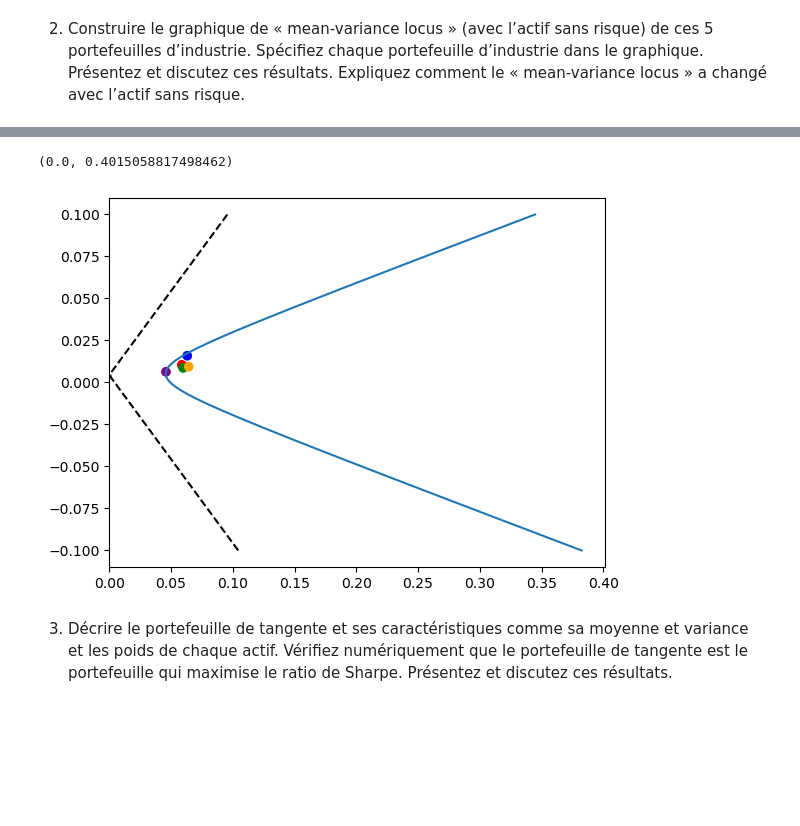
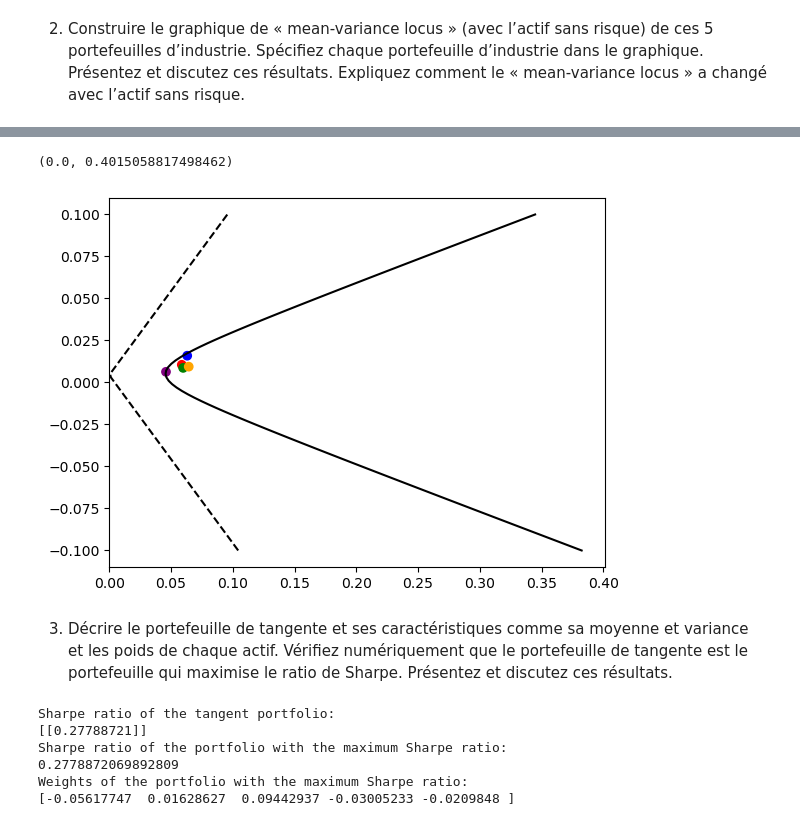
Before and after one commit to DominicPrenovost/TP1-Gestion-de-pf, a Jupyter notebook: Partie A.ipynb, the cells around one changed output, grey strips where cells are left out. Saved outputs shown, nothing was run; the diff lists cells and outputs as text; code cells hidden in the pictures; blank space fills up the shorter version.

```diff
--- a/Partie A.ipynb
+++ b/Partie A.ipynb
@@ -149,18 +136,49 @@ plt.xlim(0)
 # %%
 colors = ['red', 'green', 'blue', 'purple', 'orange']
 
 plt.plot(Z, target_ret, linestyle='--', color='black')
 
-plt.plot(sigma_v1, target_ret, linestyle='-')
+plt.plot(sigma_v1, target_ret, linestyle='-', c = 'black')
 plt.scatter(np.sqrt(variance), z_bar, c=colors)
 plt.xlim(0)
 # %% [output]
 (0.0, 0.4015058817498462)
-[figure, old version]
+[figure, new version]
 # %% [markdown]
 3) Décrire le portefeuille de tangente et ses caractéristiques comme sa moyenne et variance et
 les poids de chaque actif. Vérifiez numériquement que le portefeuille de tangente est le
 portefeuille qui maximise le ratio de Sharpe. Présentez et discutez ces résultats.
+# %%
+# Calculate the Sharpe ratio for the tangent portfolio
+sharpe_ratio_tangent = (rend_wt - rf) / std_wt
+
+# Calculate the Sharpe ratio for other portfolios
+sr = (target_ret - rf) / sigma_v2
+
+# Find the portfolio with the maximum Sharpe ratio
+max_sharpe_ratio = np.max(sr)
+
+# Find the index of the portfolio with the maximum Sharpe ratio
+max_sharpe_ratio_index = np.argmax(sr)
+
+# Print the Sharpe ratio for the tangent portfolio
+print("Sharpe ratio of the tangent portfolio:")
+print(sharpe_ratio_tangent)
+
+# Print the Sharpe ratio for the portfolio with the maximum Sharpe ratio
+print("Sharpe ratio of the portfolio with the maximum Sharpe ratio:")
+print(max_sharpe_ratio)
+
+# Print the index of the portfolio with the maximum Sharpe ratio
+print("Weights of the portfolio with the maximum Sharpe ratio:")
+print(weights_v2[max_sharpe_ratio_index])
+# %% [output]
+Sharpe ratio of the tangent portfolio:
+[[0.27788721]]
+Sharpe ratio of the portfolio with the maximum Sharpe ratio:
+0.2778872069892809
+Weights of the portfolio with the maximum Sharpe ratio:
+[-0.05617747  0.01628627  0.09442937 -0.03005233 -0.0209848 ]
 # %%
 colors = ['red', 'green', 'blue', 'purple', 'orange']
 
```
Also changed, not shown: parts of 19 cells of this notebook.
